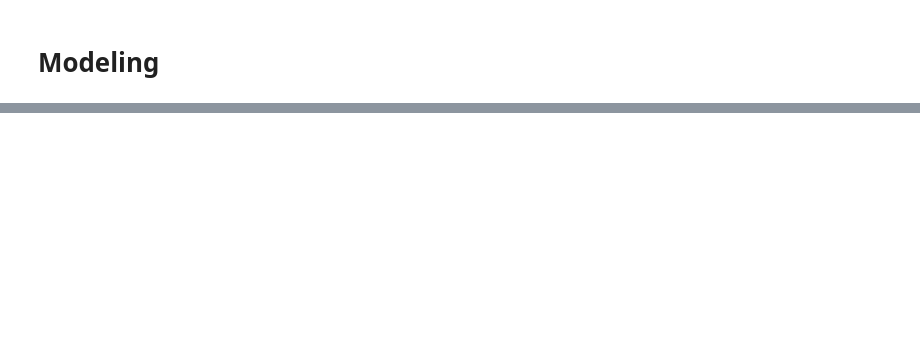
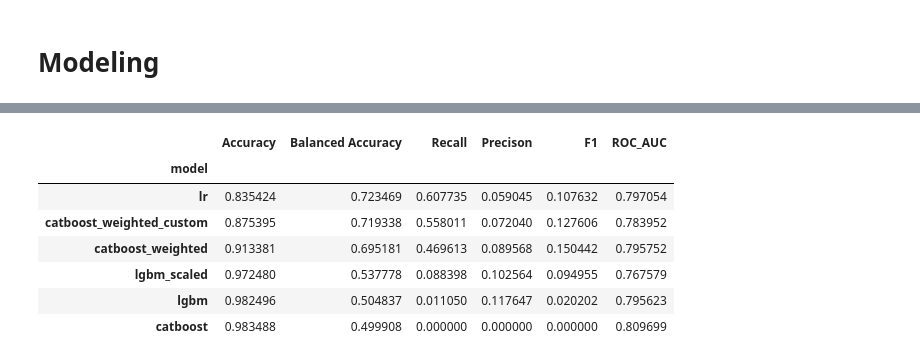
Before and after one commit to cmcouto-silva/crm-project, a Jupyter notebook: notebooks/eda.ipynb, the cells around one changed output, grey strips where cells are left out. Drawn from its saved outputs; the diff is of its cells as text; code cells hidden in the pictures; blank space fills up the shorter version.

```diff
--- a/notebooks/eda.ipynb
+++ b/notebooks/eda.ipynb
@@ -277,0 +313,5 @@ from sklearn.compose import ColumnTransformer
+# %%
+classes = np.unique(y_train)
+weights = compute_class_weight(class_weight='balanced', classes=classes, y=y_train)
+class_weights = dict(zip(classes, weights))
+print(class_weights)
@@ -277,0 +331,38 @@ from sklearn.compose import ColumnTransformer
+# %%
+threshold = 0.5
+
+models = dict(
+    lr = LogisticRegression(max_iter=10_000, class_weight='balanced'),
+    # rf = RandomForestClassifier(class_weight='balanced', random_state=42),
+    lgbm = LGBMClassifier(random_state=42),
+    lgbm_scaled = LGBMClassifier(scale_pos_weight=5, random_state=42),
+    catboost = CatBoostClassifier(silent=True, task_type='GPU', random_state=42),
+    catboost_weighted = CatBoostClassifier(class_weights=[0.02,0.98], silent=True, task_type='GPU', random_state=42),
+    catboost_weighted_custom = CatBoostClassifier(class_weights=class_weights, silent=True, task_type='GPU', random_state=42),
+)
+# %%
+preprocessor = ColumnTransformer([
+    ('num', make_pipeline(PowerTransformer(), PCA(n_components=20)), NUMERICAL_FEATURES),
+    ('cat', OneHotEncoder(drop='if_binary'), CATEGORICAL_FEATURES)
+])
+# %%
+results = []
+probability_results = {}
+
+for i,(model_name,model) in enumerate(models.items(), start=1):
+    print(f'{i}/{len(models)} - {model_name}')
+    model_pipeline = Pipeline(steps=[
+        ('preprocessor', preprocessor),
+        ('model', model)
+    ])
+
+    model_pipeline.fit(X_train, y_train)
+
+    y_pred_proba = model_pipeline.predict_proba(X_test)
+    y_pred = y_pred_proba[:,1]>=threshold
+
+    probability_results[model_name] = y_pred_proba
+
+    result = clf_metrics(y_test, y_pred, y_pred_proba[:,1])
+    result['model'] = model_name
+    results.append(result)
@@ -277,0 +390,11 @@ from sklearn.compose import ColumnTransformer
+# %%
+pd.DataFrame(results).set_index('model').sort_values('Recall', ascending=False)
+# %% [output]
+|  | Accuracy | Balanced Accuracy | Recall | Precison | F1 | ROC_AUC |
+| model |  |  |  |  |  |  |
+| lr | 0.835424 | 0.723469 | 0.607735 | 0.059045 | 0.107632 | 0.797054 |
+| catboost_weighted_custom | 0.875395 | 0.719338 | 0.558011 | 0.072040 | 0.127606 | 0.783952 |
+| catboost_weighted | 0.913381 | 0.695181 | 0.469613 | 0.089568 | 0.150442 | 0.795752 |
+| lgbm_scaled | 0.972480 | 0.537778 | 0.088398 | 0.102564 | 0.094955 | 0.767579 |
+| lgbm | 0.982496 | 0.504837 | 0.011050 | 0.117647 | 0.020202 | 0.795623 |
+| catboost | 0.983488 | 0.499908 | 0.000000 | 0.000000 | 0.000000 | 0.809699 |
```
Also changed, not shown: parts of 68 cells of this notebook, 15 other files.
